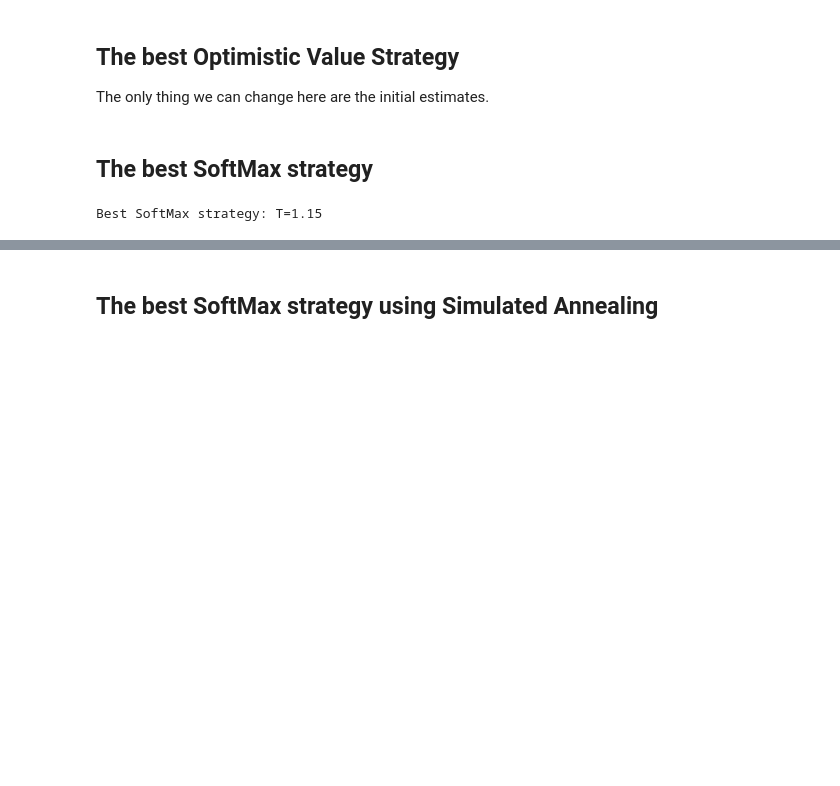
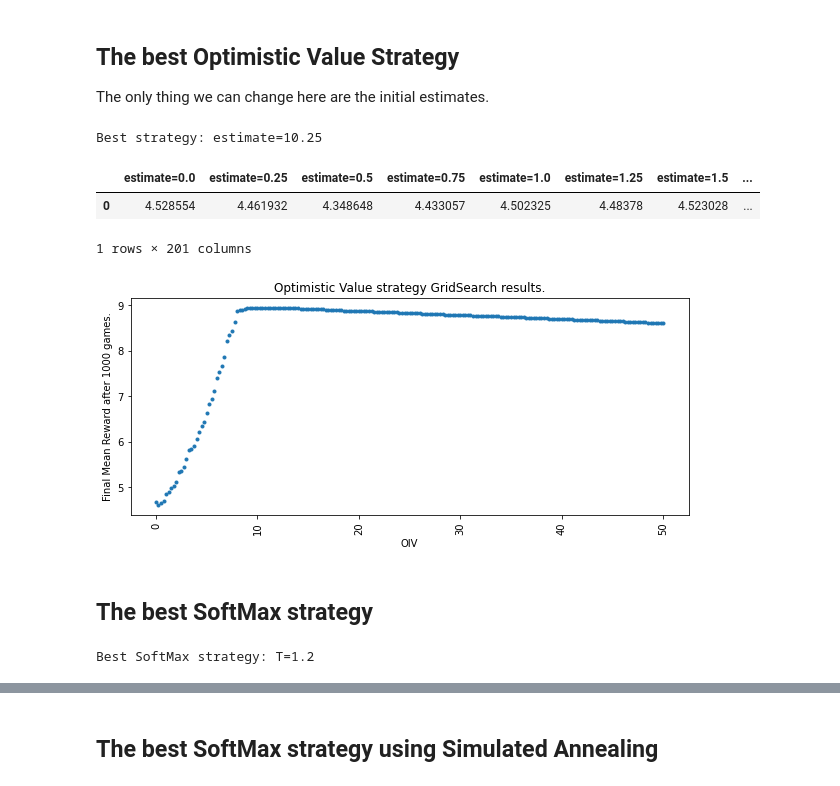
Before and after one commit to lhotaane/MultiArmedBandit, a Jupyter notebook: code/main.ipynb, the cells around one changed output, grey strips where cells are left out. Drawn from its saved outputs; the diff is of its cells as text; code cells hidden in the pictures; blank space fills up the shorter version.

Commit message:
finalization of protocol

```diff
--- a/main.ipynb
+++ b/code/main.ipynb
@@ -741,7 +741,7 @@ The only thing we can change here are the initial estimates.
 # %%
 oiv_results = {}
 
-for est in range(0,15):
+for est in np.linspace(0,50,201):
     # Initialization
     bandit_rewards = np.zeros(iters)
     # Select initial values
@@ -760,7 +760,35 @@ for est in range(0,15):
 
 df_oiv = pd.DataFrame(data = oiv_results, index=range(1000))
 
+df_oiv.to_csv('df_oiv.csv')
+
 print('Best strategy:',df_oiv.loc[df_oiv.shape[0]-1].idxmax())
+# %% [output]
+Best strategy: estimate=10.25
+# %%
+df_oiv.head(1)
+# %% [output]
+|  | estimate=0.0 | estimate=0.25 | estimate=0.5 | estimate=0.75 | estimate=1.0 | estimate=1.25 | estimate=1.5 | ... |
+| 0 | 4.528554 | 4.461932 | 4.348648 | 4.433057 | 4.502325 | 4.48378 | 4.523028 | ... |
+1 rows × 201 columns
+# %%
+chop = pd.DataFrame()
+
+chop['oivV'] = df_oiv.columns.to_list()
+chop['reward'] = df_oiv.iloc[999].to_list()
+chop['OIV'] = chop['oivV'].apply(lambda x: x.replace('estimate=','')).astype(float)
+chop.head()
+
+plt.figure(figsize=(10,4))
+plt.plot(chop['OIV'], chop['reward'], '.')
+plt.xticks(rotation=90)
+plt.xlabel('OIV')
+plt.ylabel('Final Mean Reward after 1000 games.')
+plt.title('Optimistic Value strategy GridSearch results.')
+
+plt.savefig('oiv.png')
+# %% [output]
+[figure, added]
 # %% [markdown]
 ## The best SoftMax strategy
 # %%
@@ -782,6 +810,8 @@ for temp in tqdm(np.linspace(0.05,5,100)):
 
 df_softmax = pd.DataFrame(data = softmax_results, index=range(1000))
 
+df_softmax.to_csv('df_sm.csv')
+
 print('Best SoftMax strategy:',df_softmax.loc[df_softmax.shape[0]-1].idxmax())
 # %% [output]
-Best SoftMax strategy: T=1.15
+Best SoftMax strategy: T=1.2
```
Also changed, not shown: parts of 11 cells of this notebook, 28 other files.
